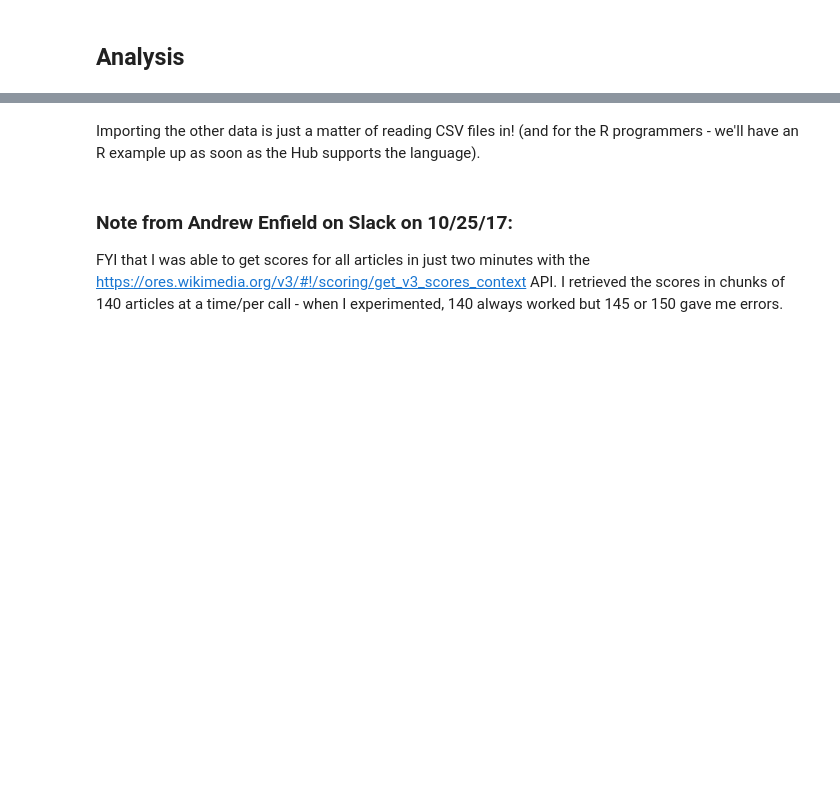
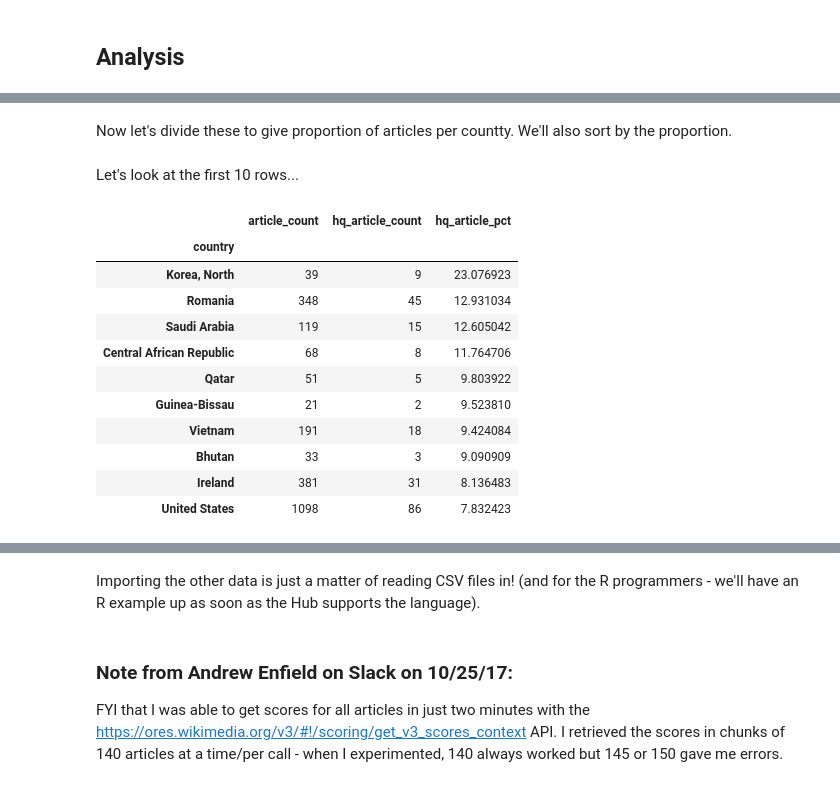
Before and after one commit to rexthompson/data-512-a2, a Jupyter notebook: hcds-a2-bias.ipynb, the cells around one changed output, grey strips where cells are left out. Saved outputs shown, nothing was run; the diff lists cells and outputs as text; code cells hidden in the pictures; blank space fills up the shorter version.

```diff
--- a/hcds-a2-bias.ipynb
+++ b/hcds-a2-bias.ipynb
@@ -191,0 +320,2 @@ pd.DataFrame(merged_df_new.groupby(['country']).count())
+# %% [markdown]
+Now let's divide these to give proportion of articles per countty. We'll also sort by the proportion.
@@ -191,0 +325,21 @@ pd.DataFrame(merged_df_new.groupby(['country']).count())
+# %% [markdown]
+Let's look at the first 10 rows...
+# %%
+####################
+##### First 10 #####
+####################
+
+hq_article_proportions.head(10)
+# %% [output]
+|  | article_count | hq_article_count | hq_article_pct |
+| country |  |  |  |
+| Korea, North | 39 | 9 | 23.076923 |
+| Romania | 348 | 45 | 12.931034 |
+| Saudi Arabia | 119 | 15 | 12.605042 |
+| Central African Republic | 68 | 8 | 11.764706 |
+| Qatar | 51 | 5 | 9.803922 |
+| Guinea-Bissau | 21 | 2 | 9.523810 |
+| Vietnam | 191 | 18 | 9.424084 |
+| Bhutan | 33 | 3 | 9.090909 |
+| Ireland | 381 | 31 | 8.136483 |
+| United States | 1098 | 86 | 7.832423 |
```
Also changed, not shown: parts of 53 cells of this notebook, 2 other files.
